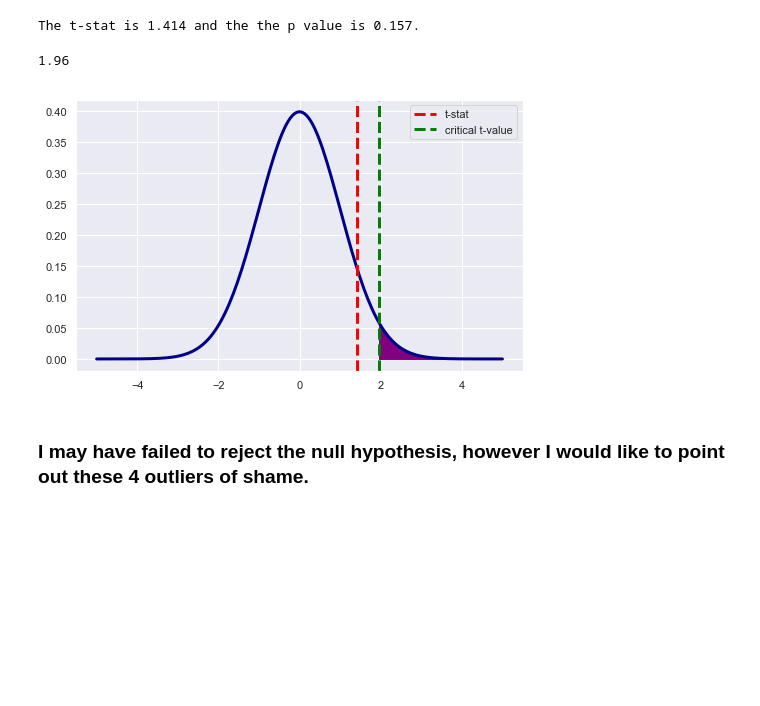
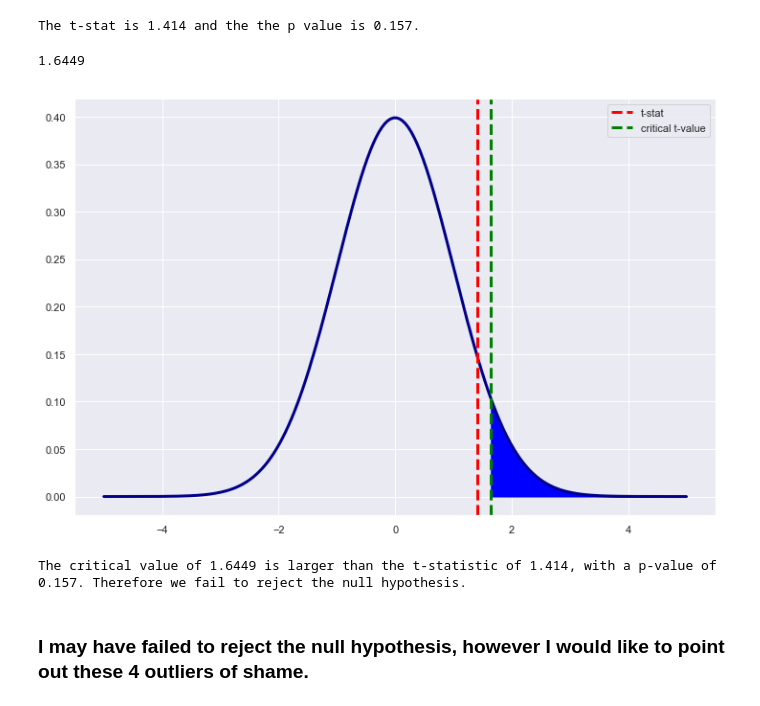
Before and after one commit to robblatt/Restaurant-Hypothesis-Testing, a Jupyter notebook: weather_day_of_week.ipynb, the cells around one changed output. Drawn from its saved outputs; the diff is of its cells as text; code cells hidden in the pictures; blank space fills up the shorter version.

```diff
--- a/weather_day_of_week.ipynb
+++ b/weather_day_of_week.ipynb
@@ -61,30 +61,34 @@ The t-stat is 1.414 and the the p value is 0.157.
 # %%
 #calculating critical value
 deg_weather = len(precip) + len(no_precip) - 2
-t_critical_weather = np.round(stats.t.ppf(1 - 0.025, df=deg_week),4)
+t_critical_weather = np.round(stats.t.ppf(1 - 0.05, df=deg_week),4)
 t_critical_weather
 # %% [output]
-1.96
+1.6449
 # %%
 xs = np.linspace(-5, 5, 200)
 ys = stats.t.pdf(xs, deg_weather, 0, 1)
 
-fig = plt.figure(figsize=(8,5))
+fig = plt.figure(figsize=(12,8))
 
 ax = fig.gca()
 
 ax.plot(xs, ys, linewidth=3, color='darkblue')
 
 ax.axvline(t_stat_weather, color='red', linestyle='--', lw=3,label='t-stat')
 
 ax.axvline(t_critical_weather,color='green',linestyle='--',lw=3,label='critical t-value')
 
-ax.fill_betweenx(ys,xs,t_critical_weather,where = xs > t_critical_weather, color = 'purple')
+ax.fill_betweenx(ys,xs,t_critical_weather,where = xs > t_critical_weather, color = 'blue')
 
 ax.legend()
 plt.show()
 # %% [output]
-[figure, old version]
+[figure, new version]
+# %%
+print("The critical value of {} is larger than the t-statistic of {}, with a p-value of {}. Therefore we fail to reject the null hypothesis.".format(t_critical_weather, round(t_stat_weather, 3), round(p_value_weather,3)))
+# %% [output]
+The critical value of 1.6449 is larger than the t-statistic of 1.414, with a p-value of 0.157. Therefore we fail to reject the null hypothesis.
 # %% [markdown]
 ### I may have failed to reject the null hypothesis, however I would like to point out these 4 outliers of shame.
 # %%
```
Also changed, not shown: parts of 3 cells of this notebook, 4 other files.
